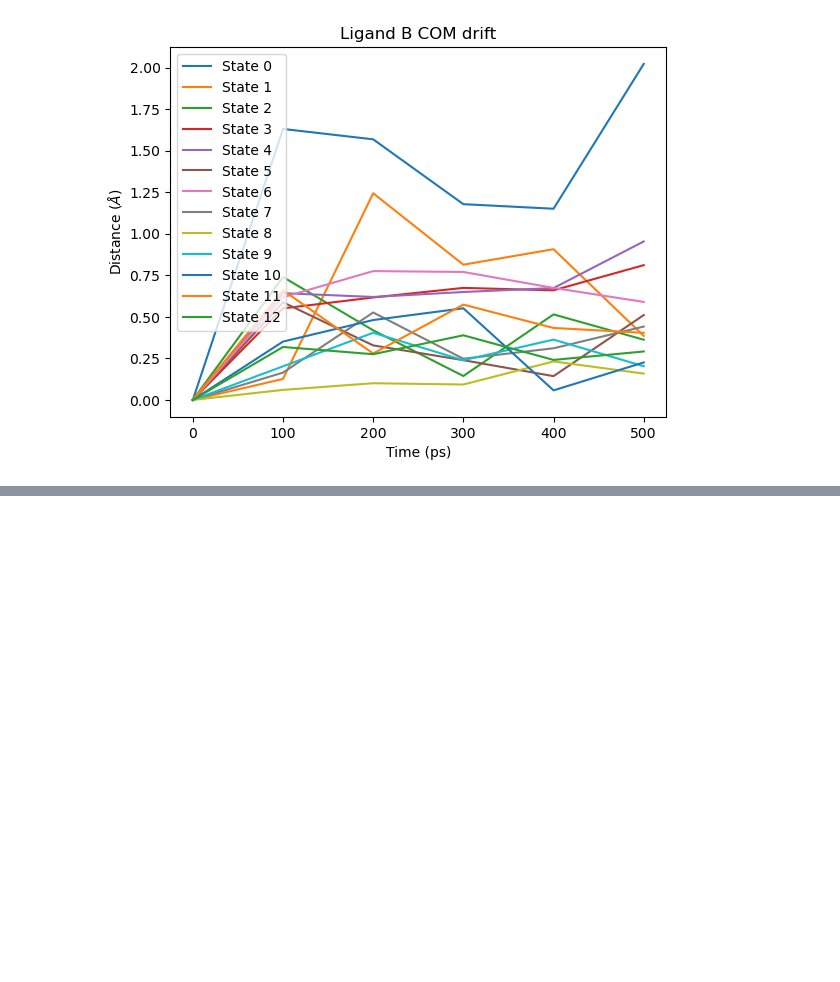
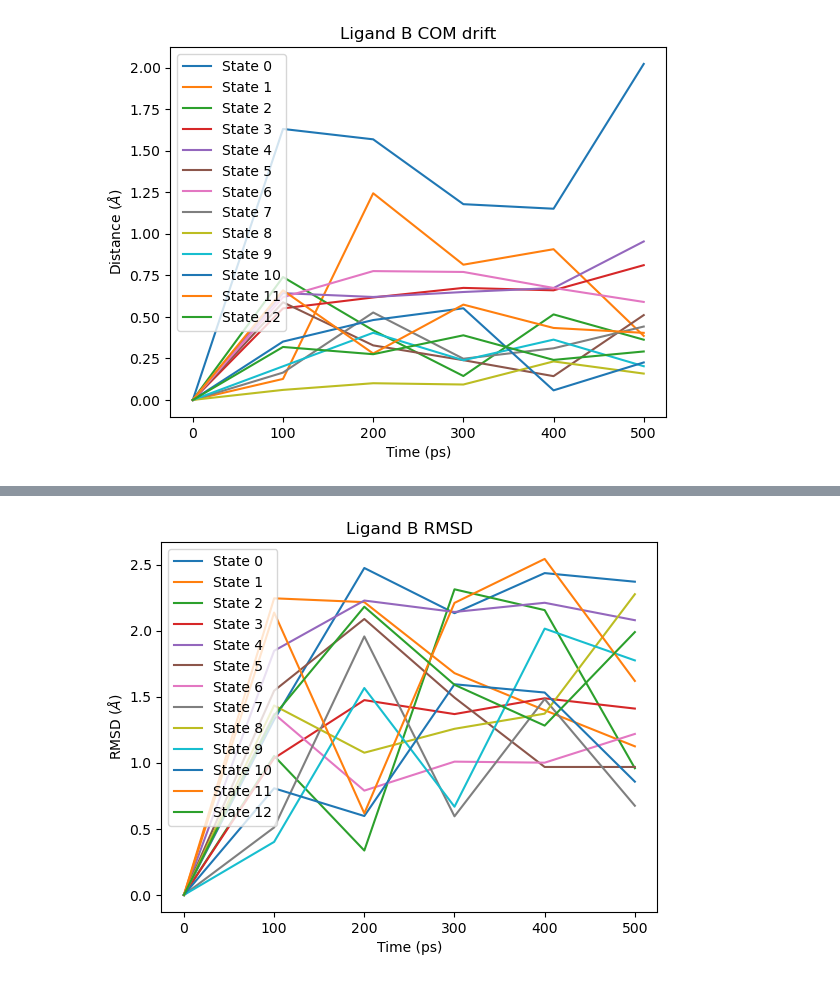
Before and after one commit to OpenFreeEnergy/openfe_analysis, a Jupyter notebook: examples/structural_analysis.ipynb, the cells around one changed output, grey strips where cells are left out. Saved outputs shown, nothing was run; the diff lists cells and outputs as text; code cells hidden in the pictures; blank space fills up the shorter version.

```diff
--- a/examples/structural_analysis.ipynb
+++ b/examples/structural_analysis.ipynb
@@ -311,0 +492,7 @@ plt.show()
+# %%
+# Ligand B RMSD
+fig = plot_ligand_RMSD(septop_solvent_time_ps, septop_solvent_lig_B_rmsds)
+fig.axes[0].set_title("Ligand B RMSD")
+plt.show()
+# %% [output]
+[figure, added]
```
Also changed, not shown: parts of 24 cells of this notebook.
